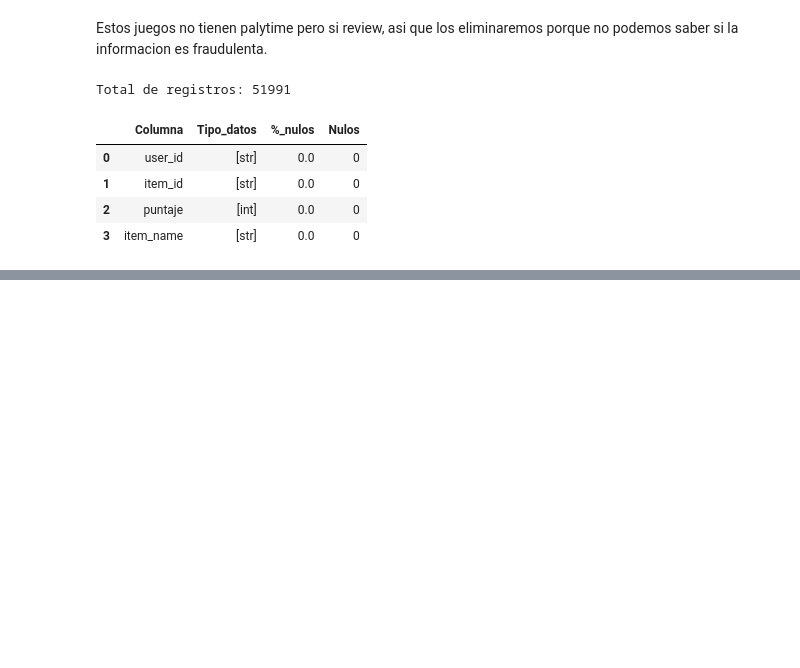
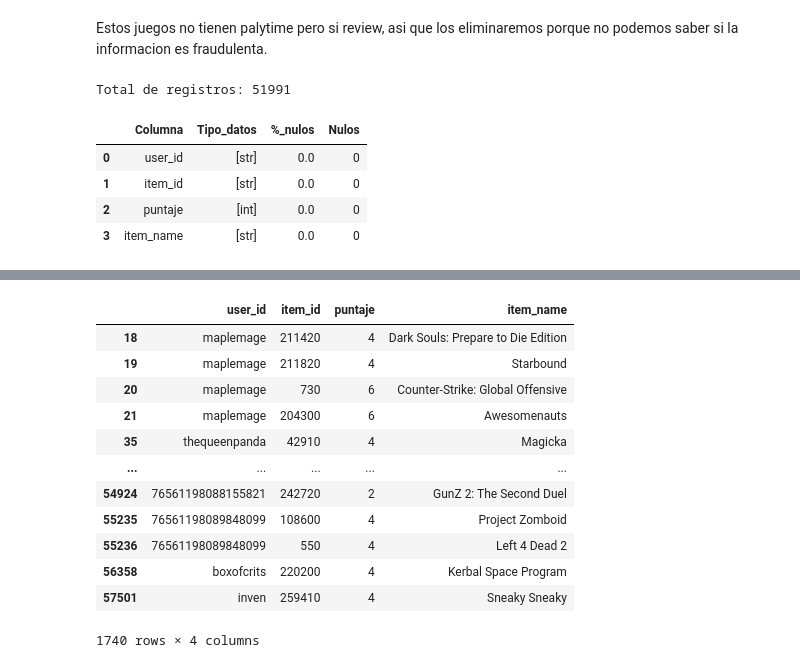
Before and after one commit to pedrofranke/Modelo_Recomendacion_SteamGames, a Jupyter notebook: IPYNB/05_EDA.ipynb, the cells around one changed output, grey strips where cells are left out. Saved outputs shown, nothing was run; the diff lists cells and outputs as text; code cells hidden in the pictures; blank space fills up the shorter version.

```diff
--- a/IPYNB/05_EDA.ipynb
+++ b/IPYNB/05_EDA.ipynb
@@ -487,0 +514,17 @@ df_rev_it.to_parquet('Datasets/parquet/Recomendacion/recomendacion.parquet',inde
+# %%
+df_rev_it_red = df_rev_it[df_rev_it.user_id.isin(usuarios)]
+df_rev_it_red
+# %% [output]
+|  | user_id | item_id | puntaje | item_name |
+| 18 | maplemage | 211420 | 4 | Dark Souls: Prepare to Die Edition |
+| 19 | maplemage | 211820 | 4 | Starbound |
+| 20 | maplemage | 730 | 6 | Counter-Strike: Global Offensive |
+| 21 | maplemage | 204300 | 6 | Awesomenauts |
+| 35 | thequeenpanda | 42910 | 4 | Magicka |
+| ... | ... | ... | ... | ... |
+| 54924 | 76561198088155821 | 242720 | 2 | GunZ 2: The Second Duel |
+| 55235 | 76561198089848099 | 108600 | 4 | Project Zomboid |
+| 55236 | 76561198089848099 | 550 | 4 | Left 4 Dead 2 |
+| 56358 | boxofcrits | 220200 | 4 | Kerbal Space Program |
+| 57501 | inven | 259410 | 4 | Sneaky Sneaky |
+1740 rows × 4 columns
```
Also changed, not shown: parts of 10 cells of this notebook, 15 other files.
